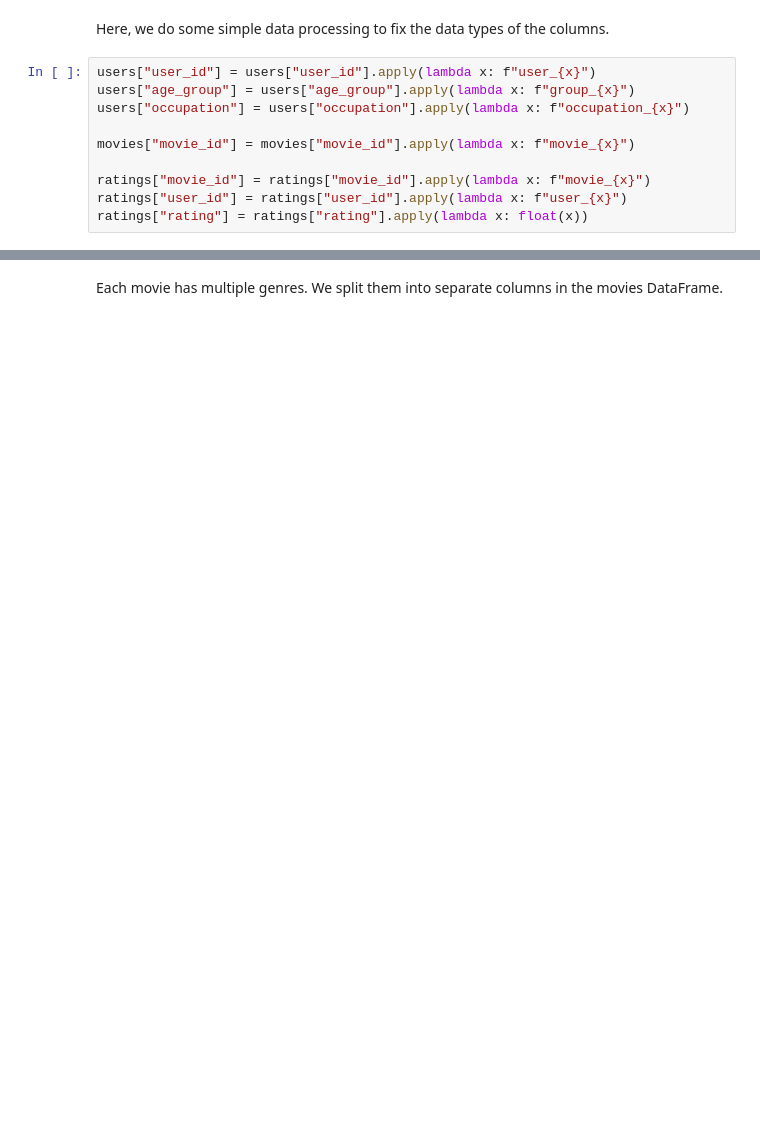
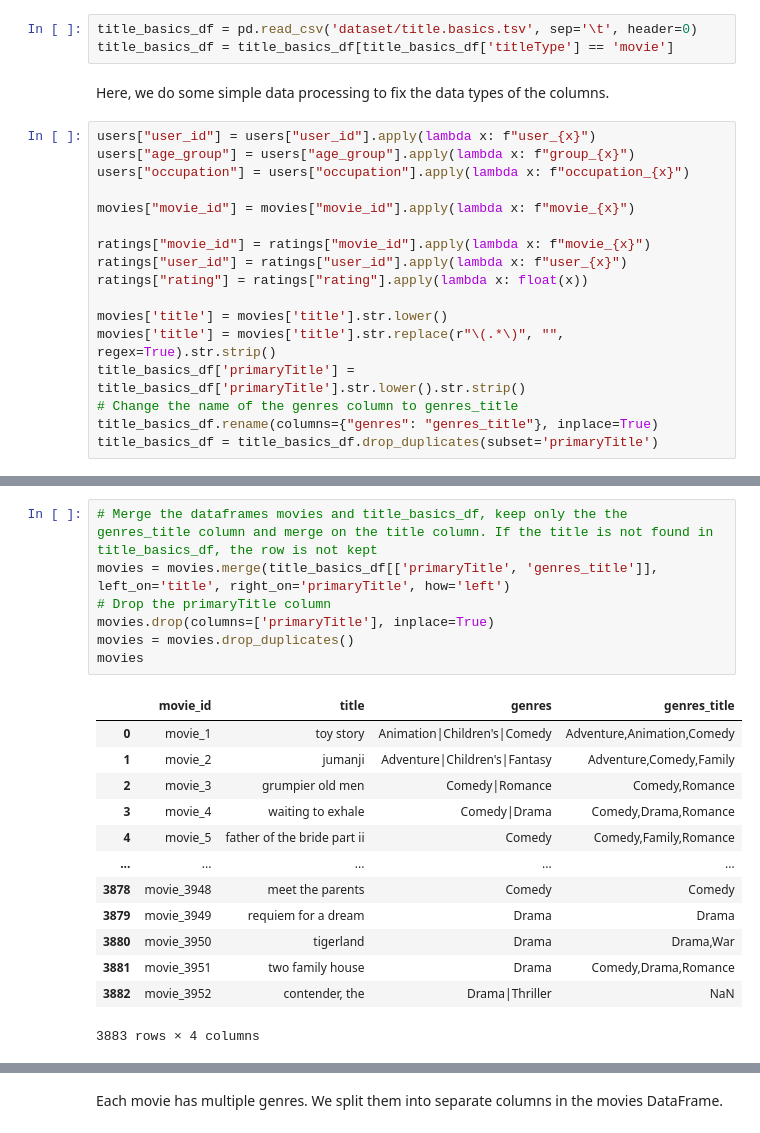
Before and after one commit to chuklee/recommender_system, a Jupyter notebook: main4.ipynb, the cells around one changed output, grey strips where cells are left out. Saved outputs shown, nothing was run; the diff lists cells and outputs as text; blank space fills up the shorter version.

```diff
--- a/main4.ipynb
+++ b/main4.ipynb
@@ -107,6 +107,9 @@ Extraction complete.
 movies = pd.read_csv('dataset/ml-1m/movies.dat', sep='::', header=None, engine='python', names=['movie_id', 'title', 'genres'], encoding='ISO-8859-1')
 ratings = pd.read_csv('dataset/ml-1m/ratings.dat', sep='::', header=None, engine='python', names=['user_id', 'movie_id', 'rating', 'unix_timestamp'], encoding='ISO-8859-1')
 users = pd.read_csv('dataset/ml-1m/users.dat', sep='::', header=None, engine='python', names=['user_id', 'sex', 'age_group', 'occupation', 'zip_code'], encoding='ISO-8859-1')
+# %%
+title_basics_df = pd.read_csv('dataset/title.basics.tsv', sep='\t', header=0)
+title_basics_df = title_basics_df[title_basics_df['titleType'] == 'movie']
 # %% [markdown]
 Here, we do some simple data processing to fix the data types of the columns.
 # %%
@@ -119,3 +122,10 @@ movies["movie_id"] = movies["movie_id"].apply(lambda x: f"movie_{x}")
 ratings["movie_id"] = ratings["movie_id"].apply(lambda x: f"movie_{x}")
 ratings["user_id"] = ratings["user_id"].apply(lambda x: f"user_{x}")
 ratings["rating"] = ratings["rating"].apply(lambda x: float(x))
+
+movies['title'] = movies['title'].str.lower()
+movies['title'] = movies['title'].str.replace(r"\(.*\)", "", regex=True).str.strip()
+title_basics_df['primaryTitle'] = title_basics_df['primaryTitle'].str.lower().str.strip()
+# Change the name of the genres column to genres_title
+title_basics_df.rename(columns={"genres": "genres_title"}, inplace=True)
+title_basics_df = title_basics_df.drop_duplicates(subset='primaryTitle')
@@ -137,0 +148,21 @@ users
+# %%
+# Merge the dataframes movies and title_basics_df, keep only the the genres_title column and merge on the title column. If the title is not found in title_basics_df, the row is not kept
+movies = movies.merge(title_basics_df[['primaryTitle', 'genres_title']], left_on='title', right_on='primaryTitle', how='left')
+# Drop the primaryTitle column
+movies.drop(columns=['primaryTitle'], inplace=True)
+movies = movies.drop_duplicates()
+movies
+# %% [output]
+|  | movie_id | title | genres | genres_title |
+| 0 | movie_1 | toy story | Animation|Children's|Comedy | Adventure,Animation,Comedy |
+| 1 | movie_2 | jumanji | Adventure|Children's|Fantasy | Adventure,Comedy,Family |
+| 2 | movie_3 | grumpier old men | Comedy|Romance | Comedy,Romance |
+| 3 | movie_4 | waiting to exhale | Comedy|Drama | Comedy,Drama,Romance |
+| 4 | movie_5 | father of the bride part ii | Comedy | Comedy,Family,Romance |
+| ... | ... | ... | ... | ... |
+| 3878 | movie_3948 | meet the parents | Comedy | Comedy |
+| 3879 | movie_3949 | requiem for a dream | Drama | Drama |
+| 3880 | movie_3950 | tigerland | Drama | Drama,War |
+| 3881 | movie_3951 | two family house | Drama | Comedy,Drama,Romance |
+| 3882 | movie_3952 | contender, the | Drama|Thriller | NaN |
+3883 rows × 4 columns
```
Also changed, not shown: parts of 11 cells of this notebook, 1 other file.
